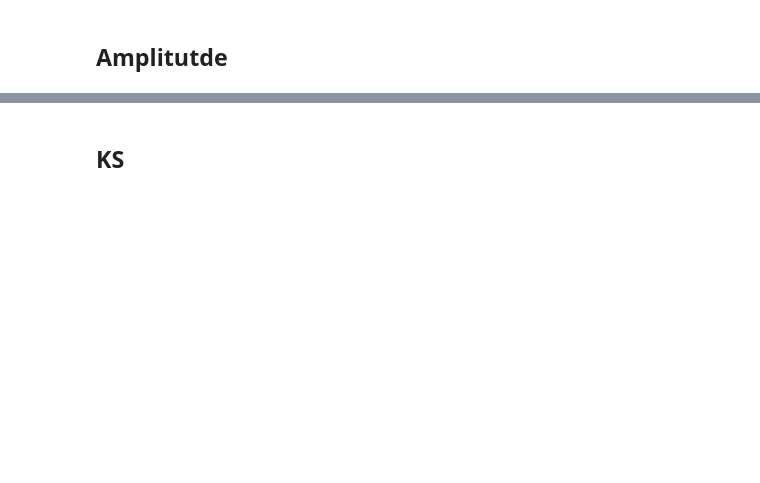
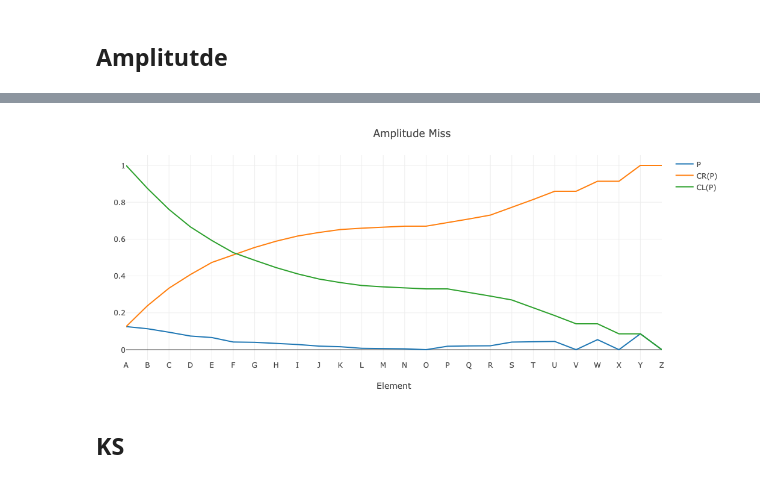
Before and after one commit to KwatME/FeatureSetEnrichment.jl, a Jupyter notebook: notebook/1.ipynb, the cells around one changed output, grey strips where cells are left out. Cells and saved outputs as stored; diff of their text form; code cells hidden in the pictures; blank space fills up the shorter version.

```diff
--- a/notebook/1.ipynb
+++ b/notebook/1.ipynb
@@ -124,17 +149,19 @@ plot_x_y(
 # %%
 a_m = is_m .* a
 
 a_m_p = a_m / sum(a_m)
 
-a_m_p_cr = cumsum(a_m_p)
+a_m_p_cr = cumsum(a_m_p) .+ small_number
 
-a_m_p_cl = cumulate_sum_reverse(a_m_p)
+a_m_p_cl = cumulate_sum_reverse(a_m_p) .+ small_number
 
 plot_x_y(
     (a_m_p, a_m_p_cr, a_m_p_cl);
     name_ = ("P", "CR(P)", "CL(P)"),
     layout = extend_layout(layout; title = "Amplitude Miss"),
 )
+# %% [output]
+[figure, added]
 # %% [markdown]
 ## KS
 # %%
```
Also changed, not shown: parts of 18 cells of this notebook, 1 other file.
